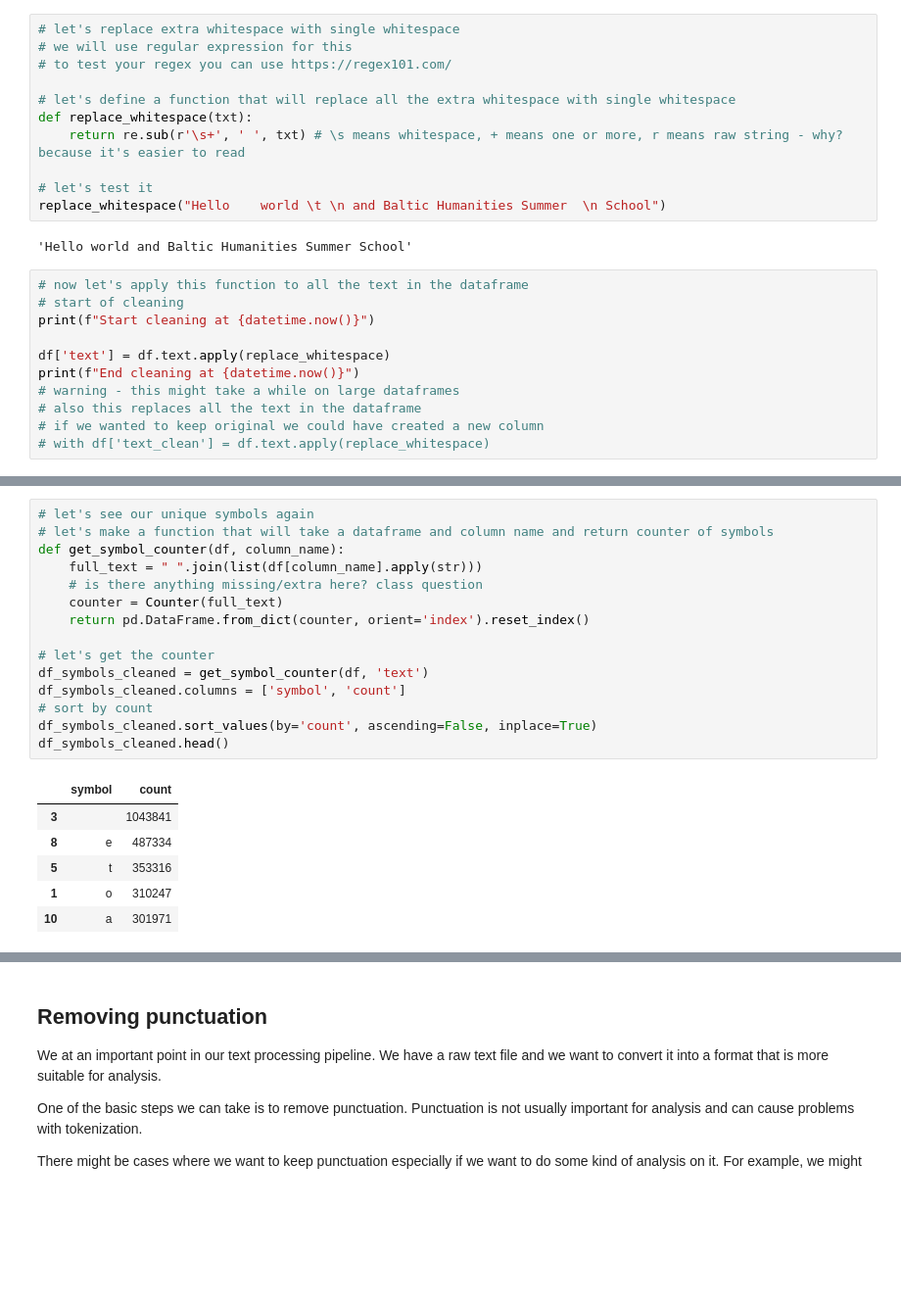
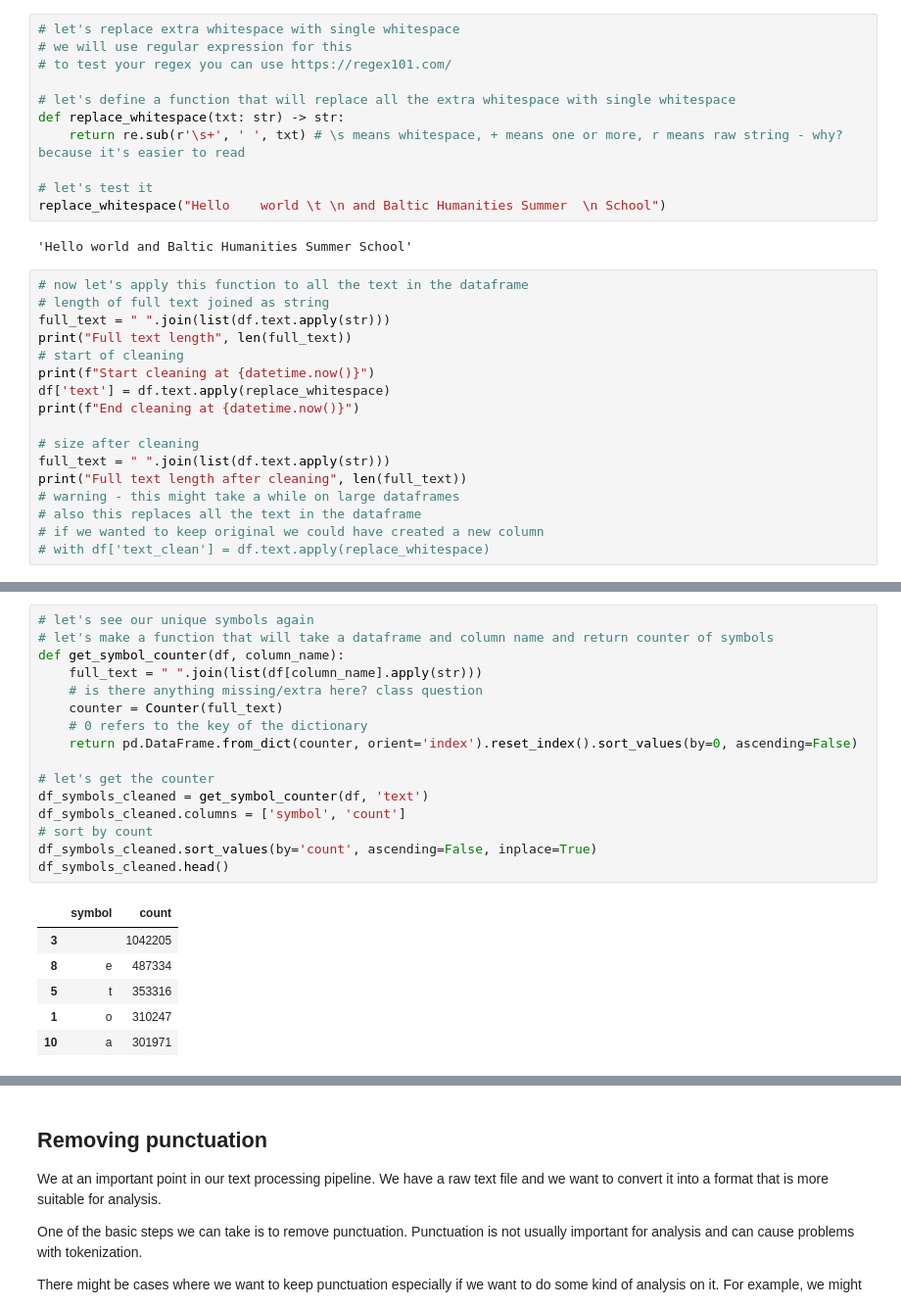
Before and after one commit to ValRCS/BSSDH_2024_workshop, a Jupyter notebook: notebooks/day1_part2_processing.ipynb, the cells around one changed output, grey strips where cells are left out. Shown at 98% size. Cells and saved outputs as stored; diff of their text form; blank space fills up the shorter version.

```diff
--- a/notebooks/day1_part2_processing.ipynb
+++ b/notebooks/day1_part2_processing.ipynb
@@ -291,7 +325,7 @@ Main thing we will want to do is remove extra whitespace as extra whitespace can
 # to test your regex you can use https://regex101.com/
 
 # let's define a function that will replace all the extra whitespace with single whitespace
-def replace_whitespace(txt):
+def replace_whitespace(txt: str) -> str:
     return re.sub(r'\s+', ' ', txt) # \s means whitespace, + means one or more, r means raw string - why? because it's easier to read
 
 # let's test it
@@ -300,11 +334,17 @@ replace_whitespace("Hello    world \t \n and Baltic Humanities Summer  \n School
 'Hello world and Baltic Humanities Summer School'
 # %%
 # now let's apply this function to all the text in the dataframe
+# length of full text joined as string
+full_text = " ".join(list(df.text.apply(str)))
+print("Full text length", len(full_text))
 # start of cleaning
 print(f"Start cleaning at {datetime.now()}")
-
 df['text'] = df.text.apply(replace_whitespace)
 print(f"End cleaning at {datetime.now()}")
+
+# size after cleaning
+full_text = " ".join(list(df.text.apply(str)))
+print("Full text length after cleaning", len(full_text))
 # warning - this might take a while on large dataframes
 # also this replaces all the text in the dataframe
 # if we wanted to keep original we could have created a new column
@@ -315,21 +357,22 @@ End cleaning at 2024-07-22 23:57:26.394519
 # %%
 # let's see our unique symbols again
 # let's make a function that will take a dataframe and column name and return counter of symbols
 def get_symbol_counter(df, column_name):
     full_text = " ".join(list(df[column_name].apply(str)))
     # is there anything missing/extra here? class question
     counter = Counter(full_text)
-    return pd.DataFrame.from_dict(counter, orient='index').reset_index()
+    # 0 refers to the key of the dictionary
+    return pd.DataFrame.from_dict(counter, orient='index').reset_index().sort_values(by=0, ascending=False)
 
 # let's get the counter
 df_symbols_cleaned = get_symbol_counter(df, 'text')
 df_symbols_cleaned.columns = ['symbol', 'count']
 # sort by count
 df_symbols_cleaned.sort_values(by='count', ascending=False, inplace=True)
 df_symbols_cleaned.head()
 # %% [output]
 |  | symbol | count |
-| 3 |  | 1043841 |
+| 3 |  | 1042205 |
 | 8 | e | 487334 |
 | 5 | t | 353316 |
 | 1 | o | 310247 |
```
Also changed, not shown: parts of 43 cells of this notebook.
